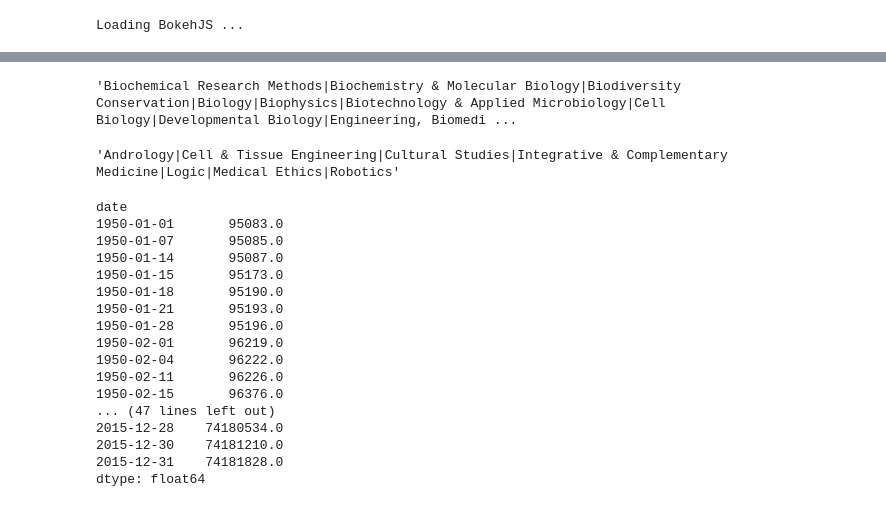
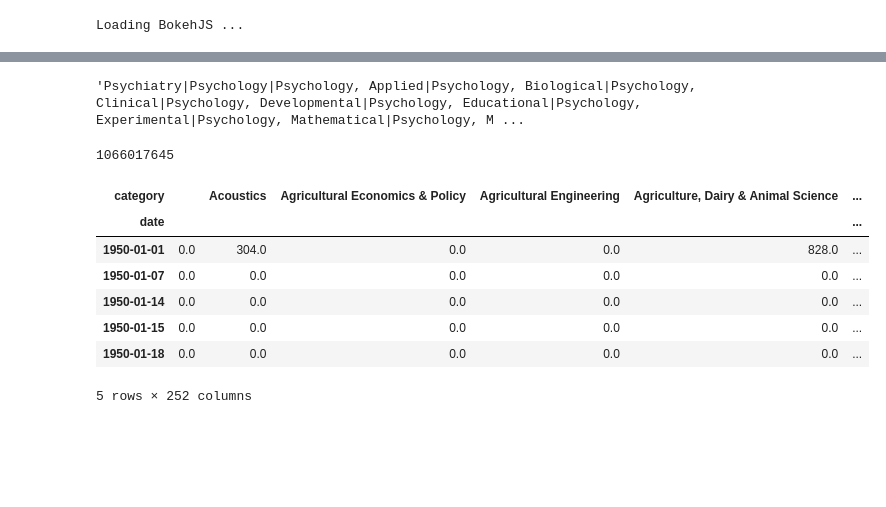
Before and after one commit to jlorince/WoS, a Jupyter notebook: notebooks/Untitled.ipynb, the cells around one changed output, grey strips where cells are left out. Cells and saved outputs as stored; diff of their text form; code cells hidden in the pictures; blank space fills up the shorter version.

```diff
--- a/notebooks/Untitled.ipynb
+++ b/notebooks/Untitled.ipynb
@@ -16,7 +17,9 @@ totals = pd.Series(index=pd.date_range('1950-01-01','2015-12-31',freq='AS',),dat
 # %%
-df = pd.read_pickle('/Users/jaredlorince/Desktop/d_pop.pkl')
+df_refs = pd.read_pickle('/Users/jaredlorince/Desktop/d_pop_refs.pkl')
+df_pubs = pd.read_pickle('/Users/jaredlorince/Desktop/d_pop.pkl')
 # %%
-df = df.reset_index().pivot_table(index='date',columns='category',values='uid').fillna(0).ix[:'2015']
+df_pubs = df_pubs.reset_index().pivot_table(index='date',columns='category',values='uid').fillna(0).ix[:'2015']
+df_refs = df_refs.reset_index().pivot_table(index='date',columns='category',values='cnt').fillna(0).ix[:'2015']
 # %%
 print '|'.join(df.columns),len(df.columns)
 # %% [output]
@@ -88,31 +102,25 @@ interact(update,rawcount=rawcount_select,cumulative=cumulative_select,
 # %% [output]
 [interactive output not drawn]
 # %%
-'|'.join([x for x in df.columns if 'bio' in x.lower()])
+'|'.join([x for x in df.columns if 'psych' in x.lower()])
 # %% [output]
-'Biochemical Research Methods|Biochemistry & Molecular Biology|Biodiversity Conservation|Biology|Biophysics|Biotechnology & Applied Microbiology|Cell Biology|Developmental Biology|Engineering, Biomedi ...
+'Psychiatry|Psychology|Psychology, Applied|Psychology, Biological|Psychology, Clinical|Psychology, Developmental|Psychology, Educational|Psychology, Experimental|Psychology, Mathematical|Psychology, M ...
 # %%
 x = df.resample('AS').sum().cumsum().T
 '|'.join(x.index[(x['2000']<10000).ix[:,0]])
-# %% [output]
-'Andrology|Cell & Tissue Engineering|Cultural Studies|Integrative & Complementary Medicine|Logic|Medical Ethics|Robotics'
-# %%
-cum_totals
-# %% [output]
-date
-1950-01-01       95083.0
-1950-01-07       95085.0
-1950-01-14       95087.0
-1950-01-15       95173.0
-1950-01-18       95190.0
-1950-01-21       95193.0
-1950-01-28       95196.0
-1950-02-01       96219.0
-1950-02-04       96222.0
-1950-02-11       96226.0
-1950-02-15       96376.0
-... (47 lines left out)
-2015-12-28    74180534.0
-2015-12-30    74181210.0
-2015-12-31    74181828.0
-dtype: float64
+# %%
+#Genetics & Heredity|Mathematical & Computational Biology|Medical Informatics
+totals.sum()
+# %% [output]
+1066017645
+# %%
+df_pubs.head()
+# %% [output]
+| category |  | Acoustics | Agricultural Economics & Policy | Agricultural Engineering | Agriculture, Dairy & Animal Science | ... |
+| date |  |  |  |  |  | ... |
+| 1950-01-01 | 0.0 | 304.0 | 0.0 | 0.0 | 828.0 | ... |
+| 1950-01-07 | 0.0 | 0.0 | 0.0 | 0.0 | 0.0 | ... |
+| 1950-01-14 | 0.0 | 0.0 | 0.0 | 0.0 | 0.0 | ... |
+| 1950-01-15 | 0.0 | 0.0 | 0.0 | 0.0 | 0.0 | ... |
+| 1950-01-18 | 0.0 | 0.0 | 0.0 | 0.0 | 0.0 | ... |
+5 rows × 252 columns
```
Also changed, not shown: parts of 6 cells of this notebook, 2 other files.
